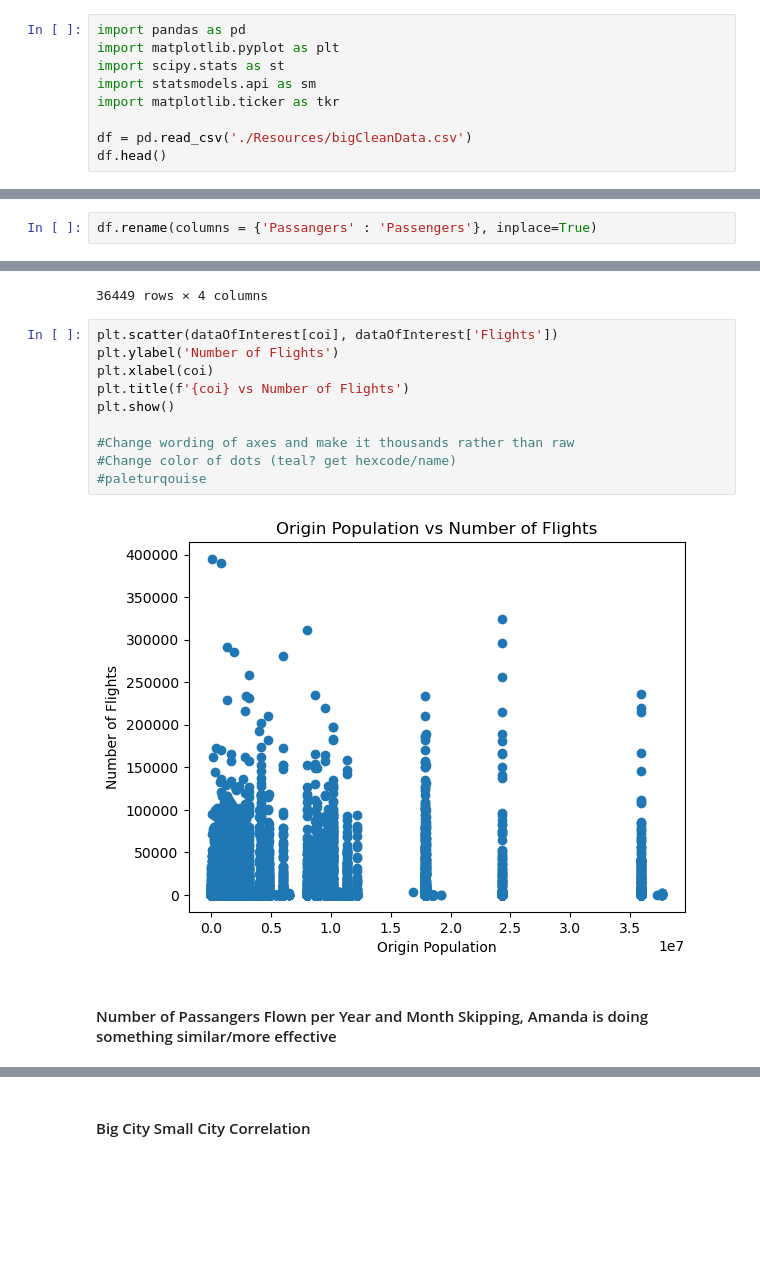
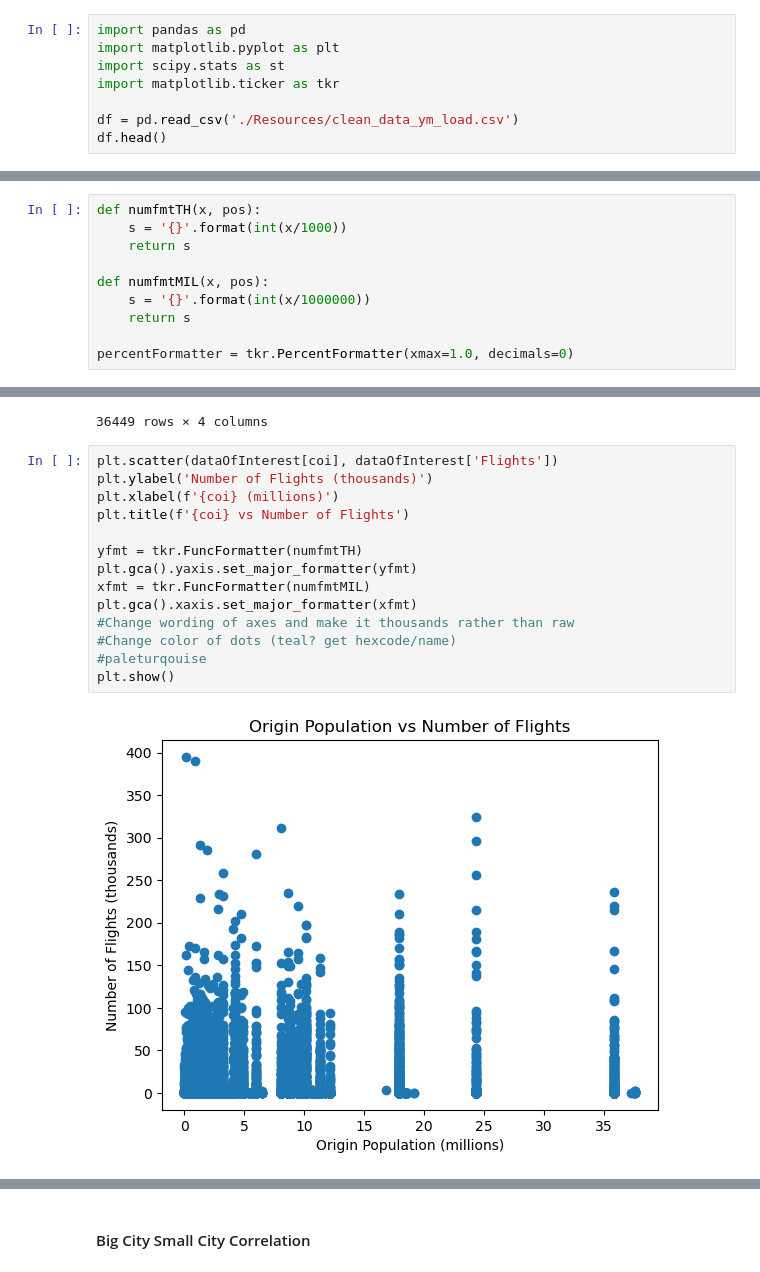
Before and after one commit to gigodata/08-EV-charging, a Jupyter notebook: Chart Generation.ipynb, the cells around one changed output, grey strips where cells are left out. Drawn from its saved outputs; the diff is of its cells as text; blank space fills up the shorter version.

```diff
--- a/Chart Generation.ipynb
+++ b/Chart Generation.ipynb
@@ -2,10 +2,9 @@
 import pandas as pd
 import matplotlib.pyplot as plt
 import scipy.stats as st
-import statsmodels.api as sm
 import matplotlib.ticker as tkr
 
-df = pd.read_csv('./Resources/bigCleanData.csv')
+df = pd.read_csv('./Resources/clean_data_ym_load.csv')
 df.head()
 # %% [output]
 |  | Origin Airport | Origin City | Origin Population | Destination Airport | Destination City | ... |
@@ -21,5 +16,13 @@ def numfmt(x, pos):
-# %%
-df.rename(columns = {'Passangers' : 'Passengers'}, inplace=True)
+# %%
+def numfmtTH(x, pos):
+    s = '{}'.format(int(x/1000))
+    return s
+
+def numfmtMIL(x, pos):
+    s = '{}'.format(int(x/1000000))
+    return s
+
+percentFormatter = tkr.PercentFormatter(xmax=1.0, decimals=0)
 # %%
 # Remove where two columns are equal, this step may be skipped
 # New question: how may airports have flights originating and arriving at themselves?
@@ -272,15 +419,17 @@ dataOfInterest
 36449 rows × 4 columns
 # %%
 plt.scatter(dataOfInterest[coi], dataOfInterest['Flights'])
-plt.ylabel('Number of Flights')
-plt.xlabel(coi)
+plt.ylabel('Number of Flights (thousands)')
+plt.xlabel(f'{coi} (millions)')
 plt.title(f'{coi} vs Number of Flights')
-plt.show()
 
+yfmt = tkr.FuncFormatter(numfmtTH)
+plt.gca().yaxis.set_major_formatter(yfmt)
+xfmt = tkr.FuncFormatter(numfmtMIL)
+plt.gca().xaxis.set_major_formatter(xfmt)
 #Change wording of axes and make it thousands rather than raw
 #Change color of dots (teal? get hexcode/name)
 #paleturqouise
+plt.show()
 # %% [output]
-[figure, old version]
+[figure, new version]
-# %% [markdown]
-#### Number of Passangers Flown per Year and Month Skipping, Amanda is doing something similar/more effective
```
Also changed, not shown: parts of 24 cells of this notebook, 2 other files.
